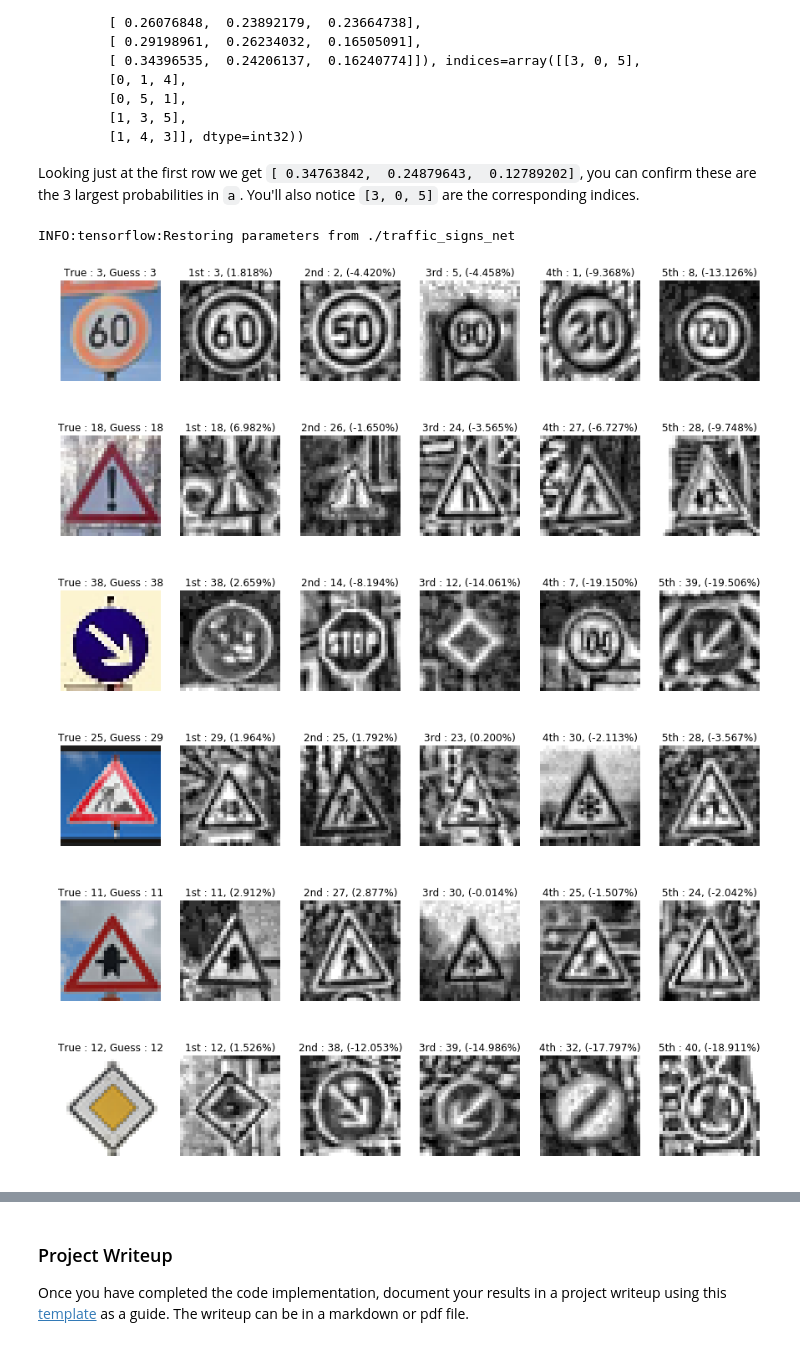
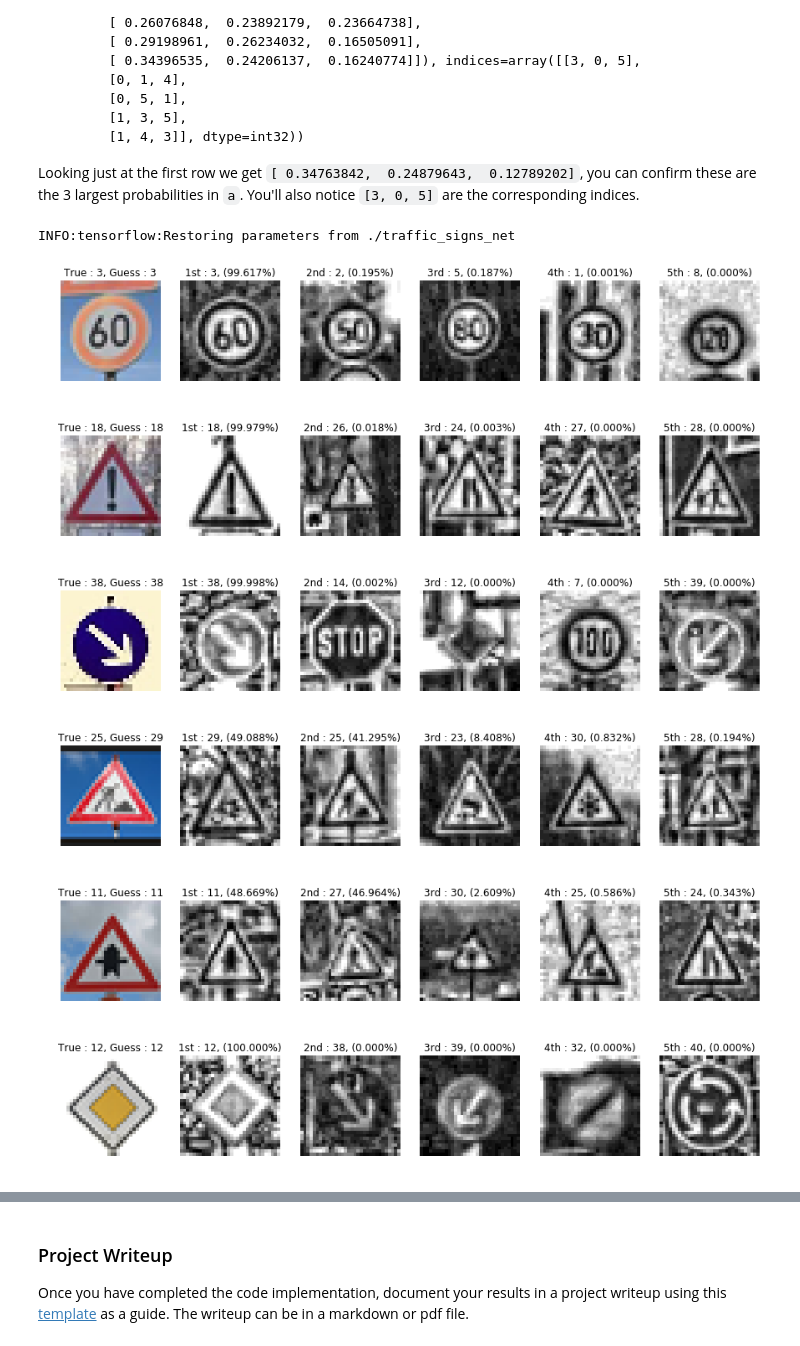
Before and after one commit to tkxiong/CarND-Traffic-Sign-Classifier-Project, a Jupyter notebook: Traffic_Sign_Classifier.ipynb, the cells around one changed output, grey strips where cells are left out. Drawn from its saved outputs; the diff is of its cells as text; code cells hidden in the pictures.

```diff
--- a/Traffic_Sign_Classifier.ipynb
+++ b/Traffic_Sign_Classifier.ipynb
@@ -789,54 +819,56 @@ Looking just at the first row we get `[ 0.34763842,  0.24879643,  0.12789202]`,
 ### Print out the top five softmax probabilities for the predictions on the German traffic sign images found on the web.
 ### Feel free to use as many code cells as needed.
 
-top_k_operation = tf.nn.top_k(logits, 5)
+softmax_logits = tf.nn.softmax(logits)
+top_k_operation = tf.nn.top_k(softmax_logits, 5)
 
 with tf.Session() as sess:
     saver.restore(sess, save_file)
+    my_softmax_logits = sess.run(softmax_logits, feed_dict={x: X_web_s, keep_prob_l1: 1.0, keep_prob_l2: 1.0, keep_prob_l3: 1.0, keep_prob_l4: 1.0})
     top_k_output = sess.run(top_k_operation, feed_dict={x: X_web_s, keep_prob_l1: 1.0, keep_prob_l2: 1.0, keep_prob_l3: 1.0, keep_prob_l4: 1.0})
+
 for i in range(len(X_web)):
     fig, ax = plt.subplots(1, 6, figsize=(15, 3))
     ax = ax.ravel()
 
-    #ax[1].bar(top_k_output.indices[i], top_k_output.values[i])
     ax[0].axis('off')
     ax[0].set_title("True : {}".format(y_web[i]) + ", Guess : {}".format(top_k_output.indices[i][0]))
     ax[0].imshow(X_web[i])
 
     cur_X = X_train_s[y_train_s == top_k_output.indices[i][0]]
     cur_img = cur_X[np.random.randint(len(cur_X))]
     ax[1].axis('off')
-    ax[1].set_title("1st : {}".format(top_k_output.indices[i][0]) + ", ({:0.3f}%)".format(top_k_output.values[i][0]))
+    ax[1].set_title("1st : {}".format(top_k_output.indices[i][0]) + ", ({:0.3f}%)".format(100 * top_k_output.values[i][0]))
     ax[1].imshow(cur_img.squeeze(), cmap='gray')
 
     cur_X = X_train_s[y_train_s == top_k_output.indices[i][1]]
     cur_img = cur_X[np.random.randint(len(cur_X))]
     ax[2].axis('off')
-    ax[2].set_title("2nd : {}".format(top_k_output.indices[i][1]) + ", ({:0.3f}%)".format(top_k_output.values[i][1]))
+    ax[2].set_title("2nd : {}".format(top_k_output.indices[i][1]) + ", ({:0.3f}%)".format(100 * top_k_output.values[i][1]))
     ax[2].imshow(cur_img.squeeze(), cmap='gray')
 
     cur_X = X_train_s[y_train_s == top_k_output.indices[i][2]]
     cur_img = cur_X[np.random.randint(len(cur_X))]
     ax[3].axis('off')
-    ax[3].set_title("3rd : {}".format(top_k_output.indices[i][2]) + ", ({:0.3f}%)".format(top_k_output.values[i][2]))
+    ax[3].set_title("3rd : {}".format(top_k_output.indices[i][2]) + ", ({:0.3f}%)".format(100 * top_k_output.values[i][2]))
     ax[3].imshow(cur_img.squeeze(), cmap='gray')
 
     cur_X = X_train_s[y_train_s == top_k_output.indices[i][3]]
     cur_img = cur_X[np.random.randint(len(cur_X))]
     ax[4].axis('off')
-    ax[4].set_title("4th : {}".format(top_k_output.indices[i][3]) + ", ({:0.3f}%)".format(top_k_output.values[i][3]))
+    ax[4].set_title("4th : {}".format(top_k_output.indices[i][3]) + ", ({:0.3f}%)".format(100 * top_k_output.values[i][3]))
     ax[4].imshow(cur_img.squeeze(), cmap='gray')
 
     cur_X = X_train_s[y_train_s == top_k_output.indices[i][4]]
     cur_img = cur_X[np.random.randint(len(cur_X))]
     ax[5].axis('off')
-    ax[5].set_title("5th : {}".format(top_k_output.indices[i][4]) + ", ({:0.3f}%)".format(top_k_output.values[i][4]))
+    ax[5].set_title("5th : {}".format(top_k_output.indices[i][4]) + ", ({:0.3f}%)".format(100 * top_k_output.values[i][4]))
     ax[5].imshow(cur_img.squeeze(), cmap='gray')
 # %% [output]
 INFO:tensorflow:Restoring parameters from ./traffic_signs_net
-[figure, old version]
+[figure, new version]
-[figure, old version]
+[figure, new version]
-[figure, old version]
+[figure, new version]
-[figure, old version]
+[figure, new version]
-[figure, old version]
+[figure, new version]
-[figure, old version]
+[figure, new version]
```
Also changed, not shown: parts of 6 cells of this notebook, 7 other files.
